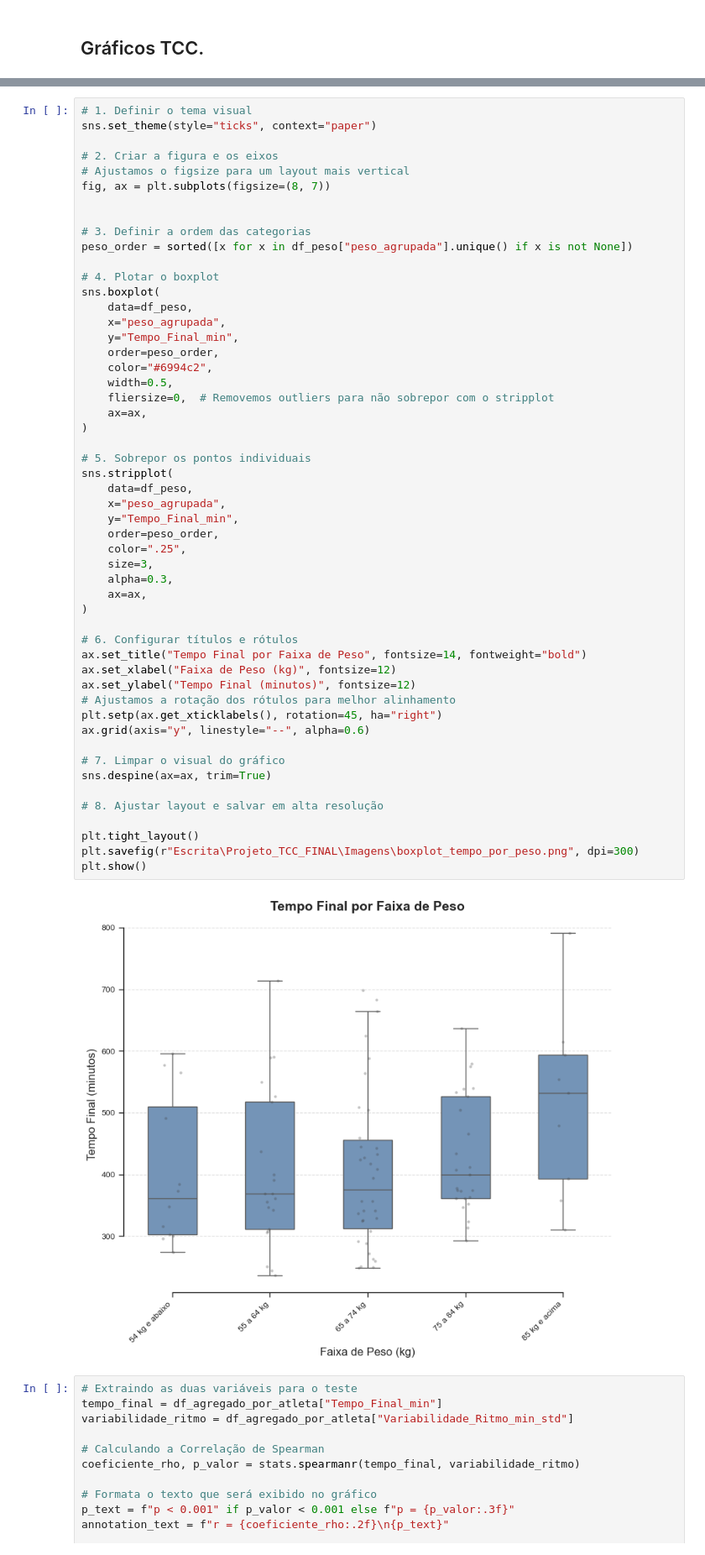
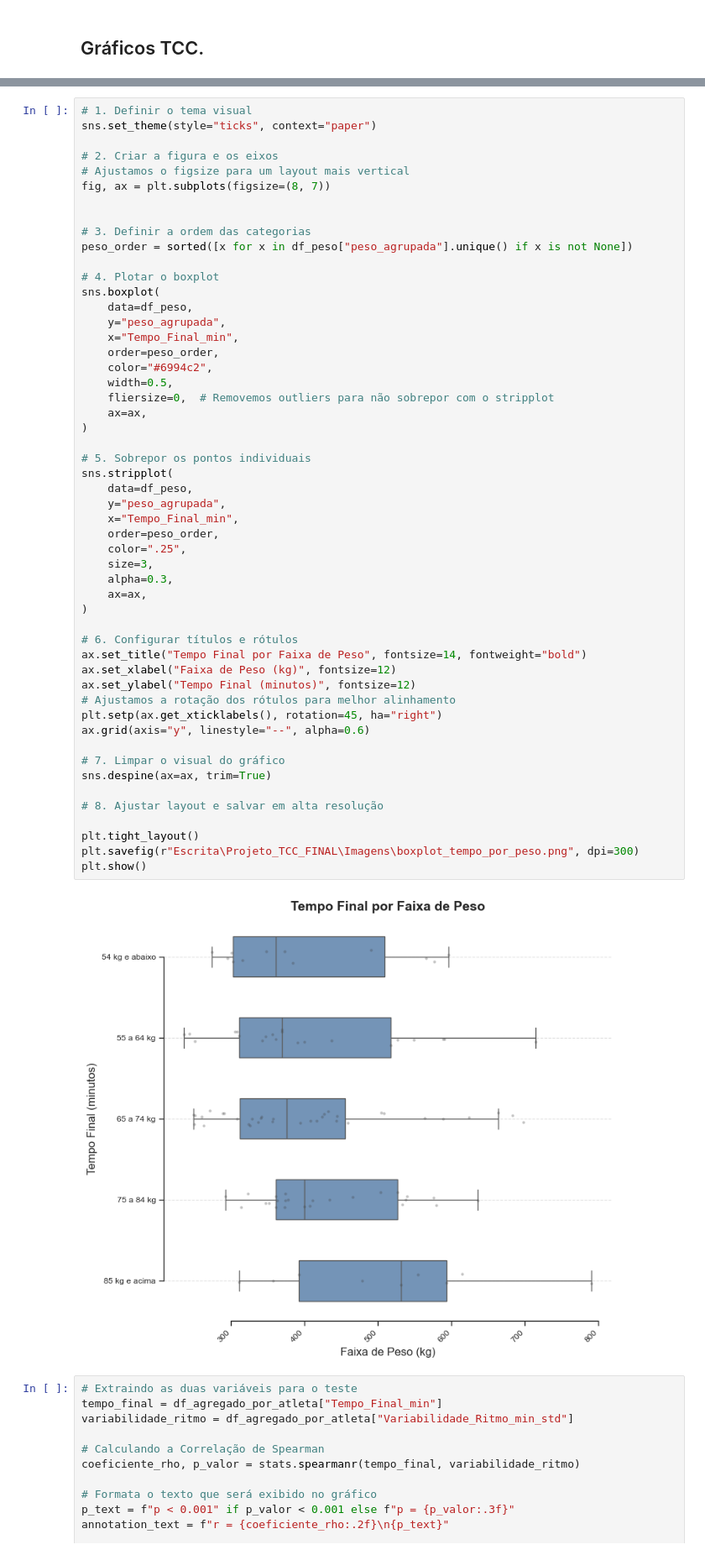
Before and after one commit to joaomts/-strava_analytics, a Jupyter notebook: analises_provas.ipynb, the cells around one changed output, grey strips where cells are left out. Shown at 84% size. Drawn from its saved outputs; the diff is of its cells as text.

```diff
--- a/analises_provas.ipynb
+++ b/analises_provas.ipynb
@@ -4596,8 +4584,8 @@ peso_order = sorted([x for x in df_peso["peso_agrupada"].unique() if x is not No
 # 4. Plotar o boxplot
 sns.boxplot(
     data=df_peso,
-    x="peso_agrupada",
-    y="Tempo_Final_min",
+    y="peso_agrupada",
+    x="Tempo_Final_min",
     order=peso_order,
     color="#6994c2",
     width=0.5,
@@ -4605,36 +4593,36 @@ sns.boxplot(
     ax=ax,
 )
 
 # 5. Sobrepor os pontos individuais
 sns.stripplot(
     data=df_peso,
-    x="peso_agrupada",
-    y="Tempo_Final_min",
+    y="peso_agrupada",
+    x="Tempo_Final_min",
     order=peso_order,
     color=".25",
     size=3,
     alpha=0.3,
     ax=ax,
 )
 
 # 6. Configurar títulos e rótulos
 ax.set_title("Tempo Final por Faixa de Peso", fontsize=14, fontweight="bold")
 ax.set_xlabel("Faixa de Peso (kg)", fontsize=12)
 ax.set_ylabel("Tempo Final (minutos)", fontsize=12)
 # Ajustamos a rotação dos rótulos para melhor alinhamento
 plt.setp(ax.get_xticklabels(), rotation=45, ha="right")
 ax.grid(axis="y", linestyle="--", alpha=0.6)
 
 # 7. Limpar o visual do gráfico
 sns.despine(ax=ax, trim=True)
 
 # 8. Ajustar layout e salvar em alta resolução
 
 plt.tight_layout()
 plt.savefig(r"Escrita\Projeto_TCC_FINAL\Imagens\boxplot_tempo_por_peso.png", dpi=300)
 plt.show()
 # %% [output]
-[figure, old version]
+[figure, new version]
 # %%
 # Extraindo as duas variáveis para o teste
 tempo_final = df_agregado_por_atleta["Tempo_Final_min"]
```
Also changed, not shown: parts of 9 cells of this notebook, 4 other files.
